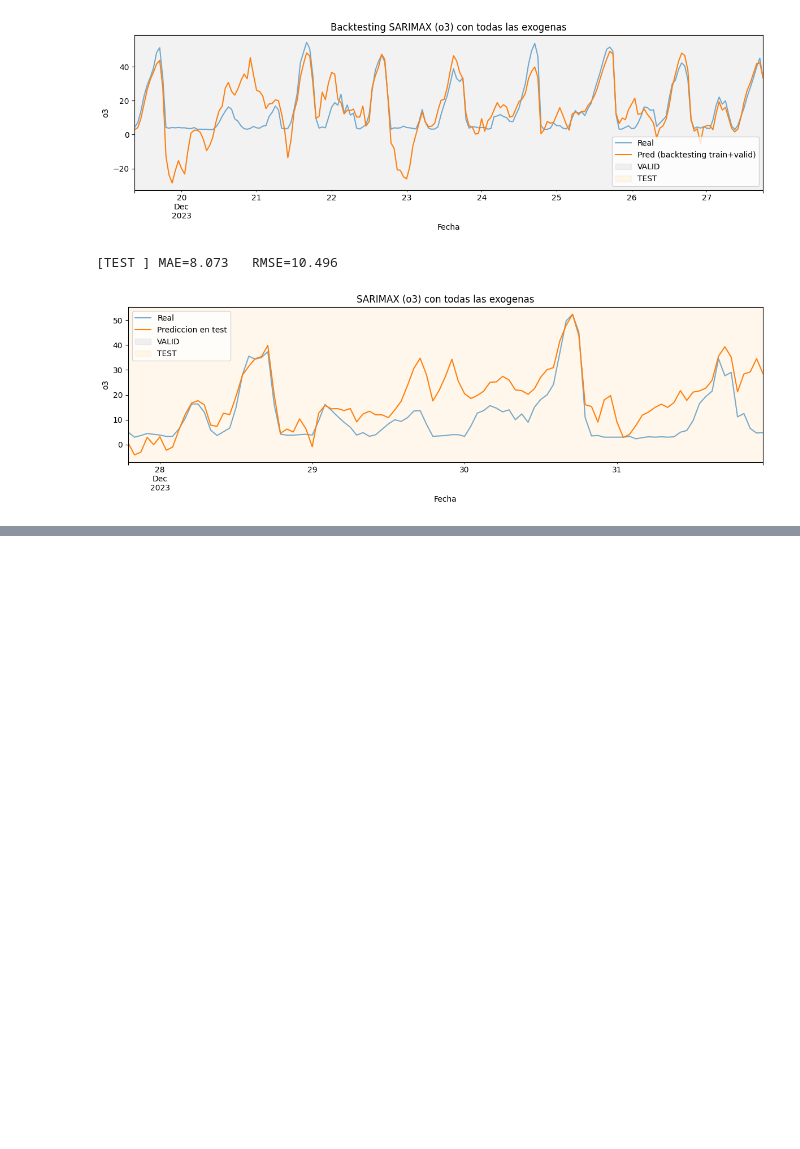
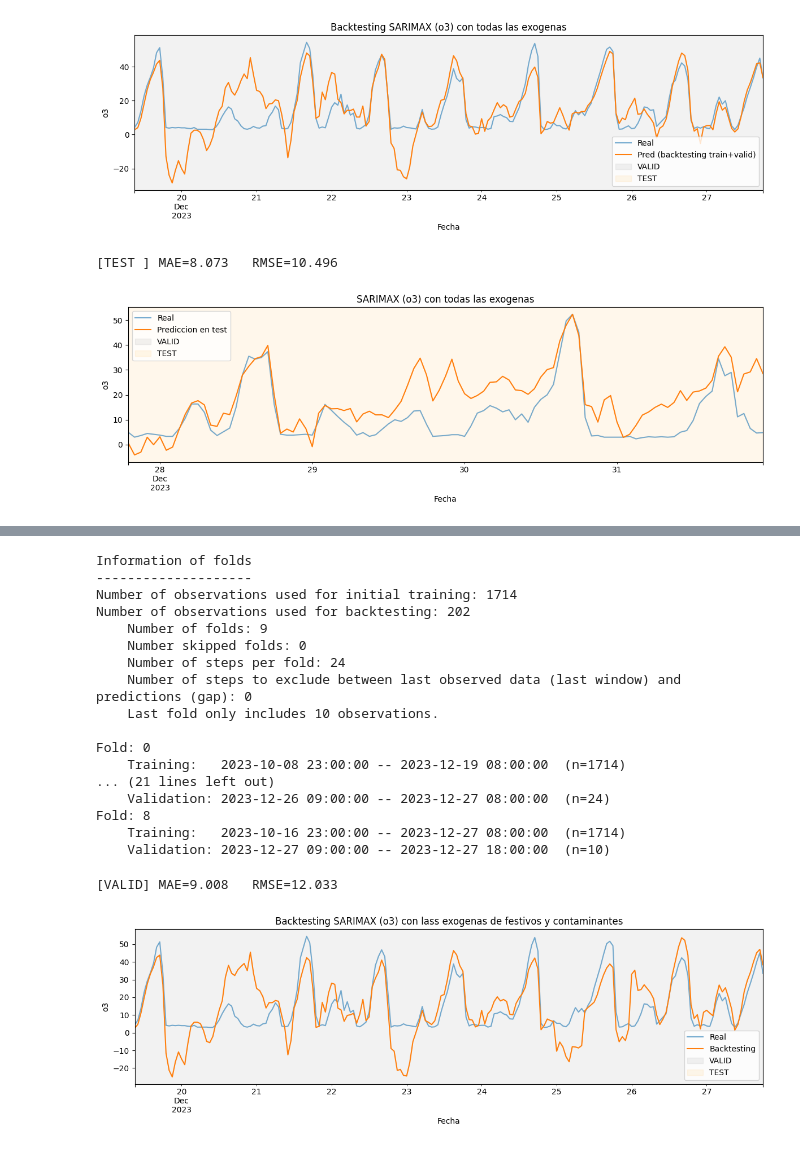
Before and after one commit to ignacioareal23-svg/AASeriesTemporalesFlujosDeDatos, a Jupyter notebook: ProyectoSeries/arima.ipynb, the cells around one changed output, grey strips where cells are left out. Cells and saved outputs as stored; diff of their text form; code cells hidden in the pictures; blank space fills up the shorter version.

```diff
--- a/ProyectoSeries/arima.ipynb
+++ b/ProyectoSeries/arima.ipynb
@@ -1007,0 +1117,57 @@ plt.show()
+# %%
+exog_base = X_bt[['no2', 'pm10']]
+
+exog_final = pd.concat([exog_base, exog['holiday']], axis=1)
+
+exog_base_test = X_test[['no2', 'pm10']]
+
+exog_final_test = pd.concat([exog_base_test, exog_test['holiday']], axis=1)
+# %%
+metric_valid, preds_valid = backtesting_sarimax(
+    forecaster=best_forecaster,
+    y=y_bt,
+    exog=exog_final,
+    cv=cv,
+    metric='mean_absolute_error',
+    n_jobs='auto',
+    suppress_warnings_fit=True,
+    verbose=True,
+    show_progress=True,
+)
+# Métricas sobre el tramo de validación (predicciones que caen dentro de y_valid)
+idx_valid = preds_valid.index.intersection(y_valid.index)
+MAE_valid = mean_absolute_error(y.loc[idx_valid], preds_valid.loc[idx_valid, 'pred'])
+RMSE_valid = sqrt(mean_squared_error(y.loc[idx_valid], preds_valid.loc[idx_valid, 'pred']))
+
+print(f"[VALID] MAE={MAE_valid:.3f}   RMSE={RMSE_valid:.3f}")
+
+plt.figure(figsize=(12,4))
+y_valid.plot(label="Real", alpha=0.6)
+preds_valid['pred'].plot(label="Backtesting")
+plt.axvspan(y_valid.index[0], y_valid.index[-1], color='grey', alpha=0.1, label='VALID')
+plt.axvspan(y_test.index[0], y_test.index[-1], color='orange', alpha=0.08, label='TEST')
+plt.title("Backtesting SARIMAX (o3) con lass exogenas de festivos y contaminantes")
+plt.xlabel("Fecha"); plt.ylabel("o3")
+plt.legend()
+plt.tight_layout()
+plt.show()
+# %% [output]
+Information of folds
+--------------------
+Number of observations used for initial training: 1714
+Number of observations used for backtesting: 202
+    Number of folds: 9
+    Number skipped folds: 0
+    Number of steps per fold: 24
+    Number of steps to exclude between last observed data (last window) and predictions (gap): 0
+    Last fold only includes 10 observations.
+
+Fold: 0
+    Training:   2023-10-08 23:00:00 -- 2023-12-19 08:00:00  (n=1714)
+... (21 lines left out)
+    Validation: 2023-12-26 09:00:00 -- 2023-12-27 08:00:00  (n=24)
+Fold: 8
+    Training:   2023-10-16 23:00:00 -- 2023-12-27 08:00:00  (n=1714)
+    Validation: 2023-12-27 09:00:00 -- 2023-12-27 18:00:00  (n=10)
+[VALID] MAE=9.008   RMSE=12.033
+[figure, added]
```
Also changed, not shown: parts of 14 cells of this notebook.
